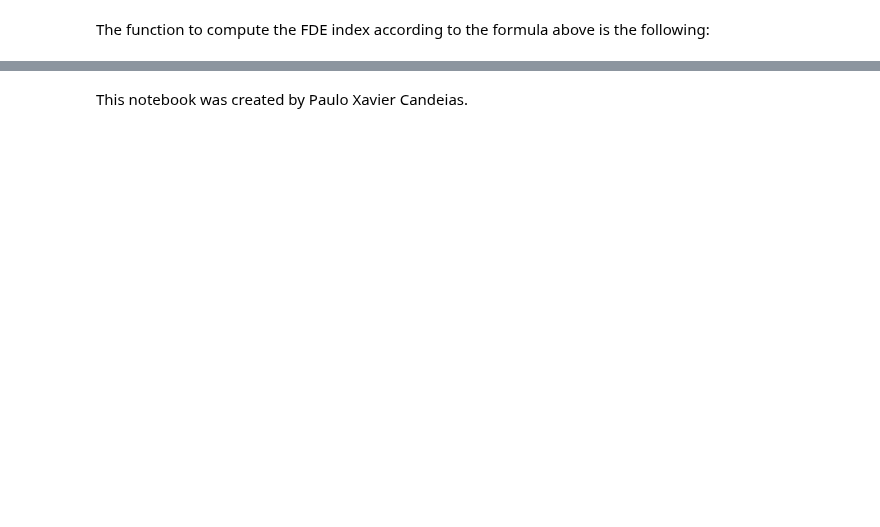
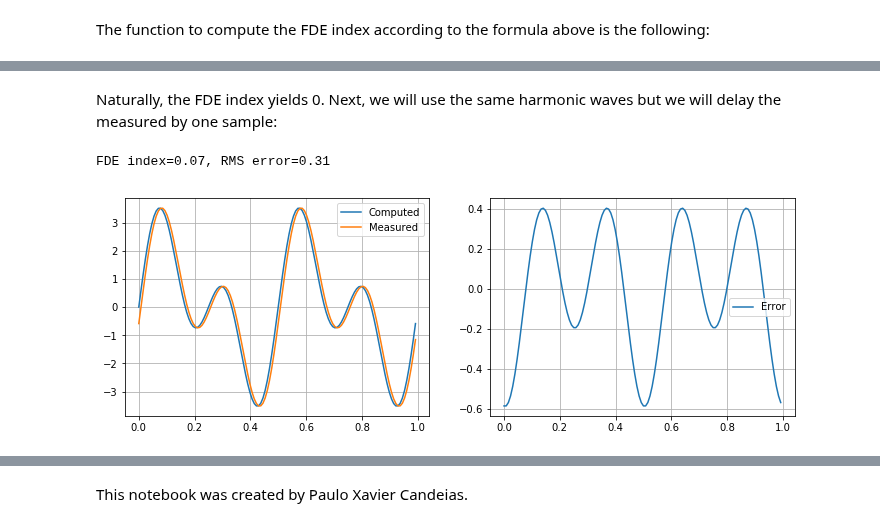
Before and after one commit to pxcandeias/py-notebooks, a Jupyter notebook: Frequency_Domain_Error_index.ipynb, the cells around one changed output, grey strips where cells are left out. Saved outputs shown, nothing was run; the diff lists cells and outputs as text; code cells hidden in the pictures; blank space fills up the shorter version.

```diff
--- a/Frequency_Domain_Error_index.ipynb
+++ b/Frequency_Domain_Error_index.ipynb
@@ -106,0 +145,19 @@ The computation of results yields:
+# %% [markdown]
+Naturally, the FDE index yields 0. Next, we will use the same harmonic waves but we will delay the measured by one sample:
+# %%
+sm1 = np.roll(sc, 1)
+se1 = sm1-sc
+FDE1 = FDEindex(sc, sm1)
+RMS1 = rms(se1)
+print('FDE index={:.2f}, RMS error={:.2f}'.format(FDE1, RMS1))
+fig, ax = plt.subplots(1, 2, figsize=(12,4))
+ax[0].plot(tt, sc, label='Computed')
+ax[0].plot(tt, sm1, label='Measured')
+ax[0].legend()
+ax[0].grid(b=True)
+ax[1].plot(tt, se1, label='Error')
+ax[1].legend()
+ax[1].grid(b=True)
+# %% [output]
+FDE index=0.07, RMS error=0.31
+[figure, added]
```
Also changed, not shown: parts of 18 cells of this notebook, 4 other files.
